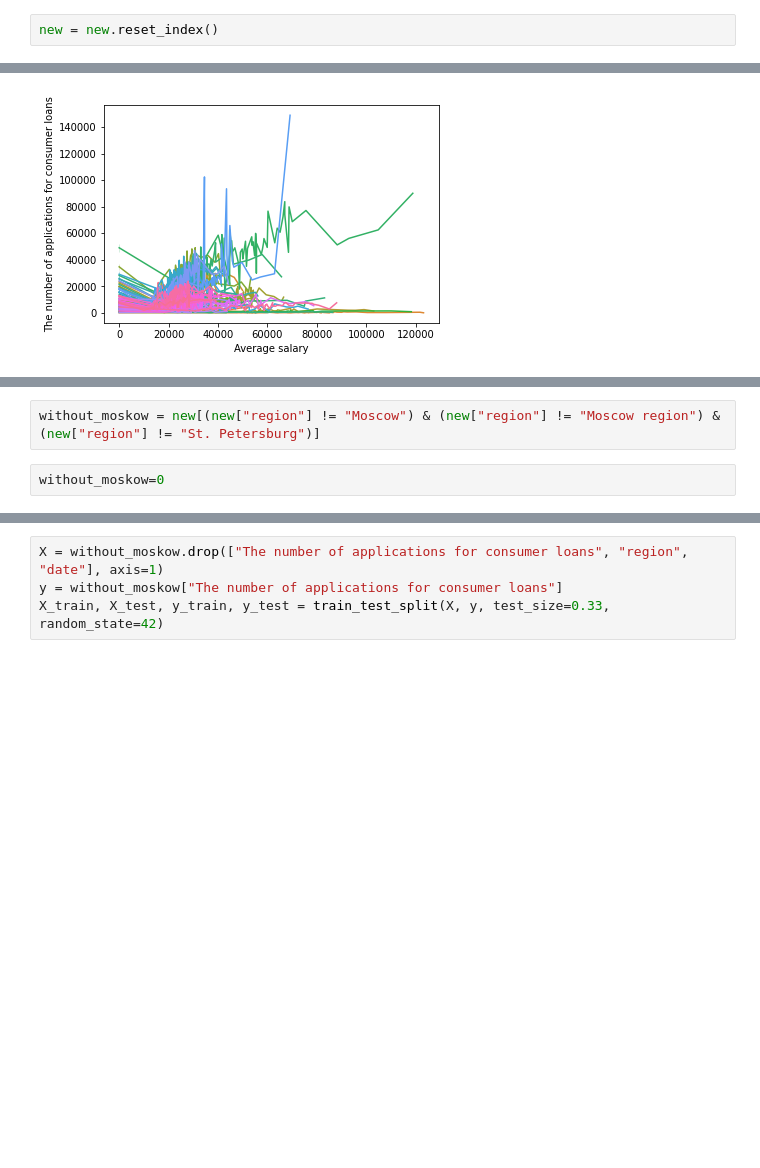
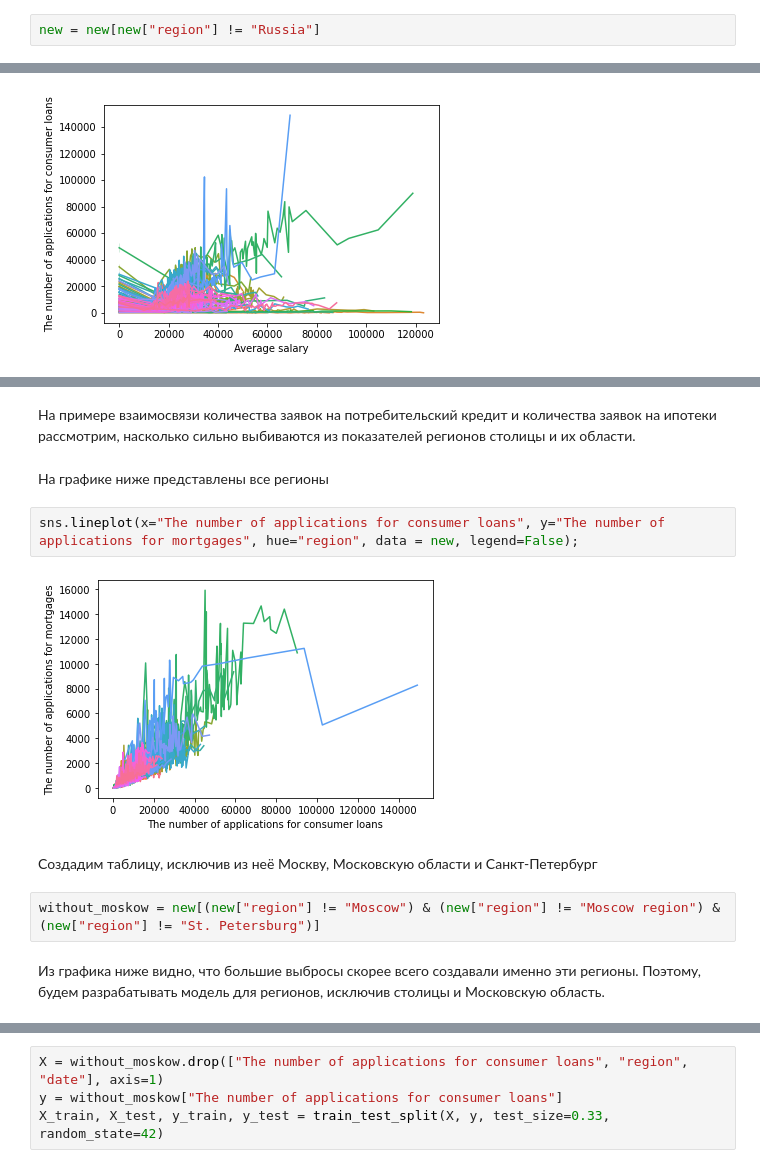
Before and after one commit to vinogrartati/sberbank_dataset, a Jupyter notebook: sberbank_dataset.ipynb, the cells around one changed output, grey strips where cells are left out. Saved outputs shown, nothing was run; the diff lists cells and outputs as text; blank space fills up the shorter version.

```diff
--- a/sberbank_dataset.ipynb
+++ b/sberbank_dataset.ipynb
@@ -206,2 +125,2 @@ new
 # %%
-new = new.reset_index()
+new = new[new["region"] != "Russia"]
@@ -294,5 +151,15 @@ new[new["region"] == "Moscow"]
+# %% [markdown]
+На примере взаимосвязи количества заявок на потребительский кредит и количества заявок на ипотеки рассмотрим, насколько сильно выбиваются из показателей регионов столицы и их области.
+# %% [markdown]
+На графике ниже представлены все регионы
+# %%
+sns.lineplot(x="The number of applications for consumer loans", y="The number of applications for mortgages", hue="region", data = new, legend=False);
+# %% [output]
+[figure, added]
+# %% [markdown]
+Создадим таблицу, исключив из неё Москву, Московскую области и Санкт-Петербург
 # %%
 without_moskow = new[(new["region"] != "Moscow") & (new["region"] != "Moscow region") & (new["region"] != "St. Petersburg")]
-# %%
-without_moskow=0
+# %% [markdown]
+Из графика ниже видно, что большие выбросы скорее всего создавали именно эти регионы. Поэтому, будем разрабатывать модель для регионов, исключив столицы и Московскую область.
 # %%
```
Also changed, not shown: parts of 80 cells of this notebook, 1 other file.
